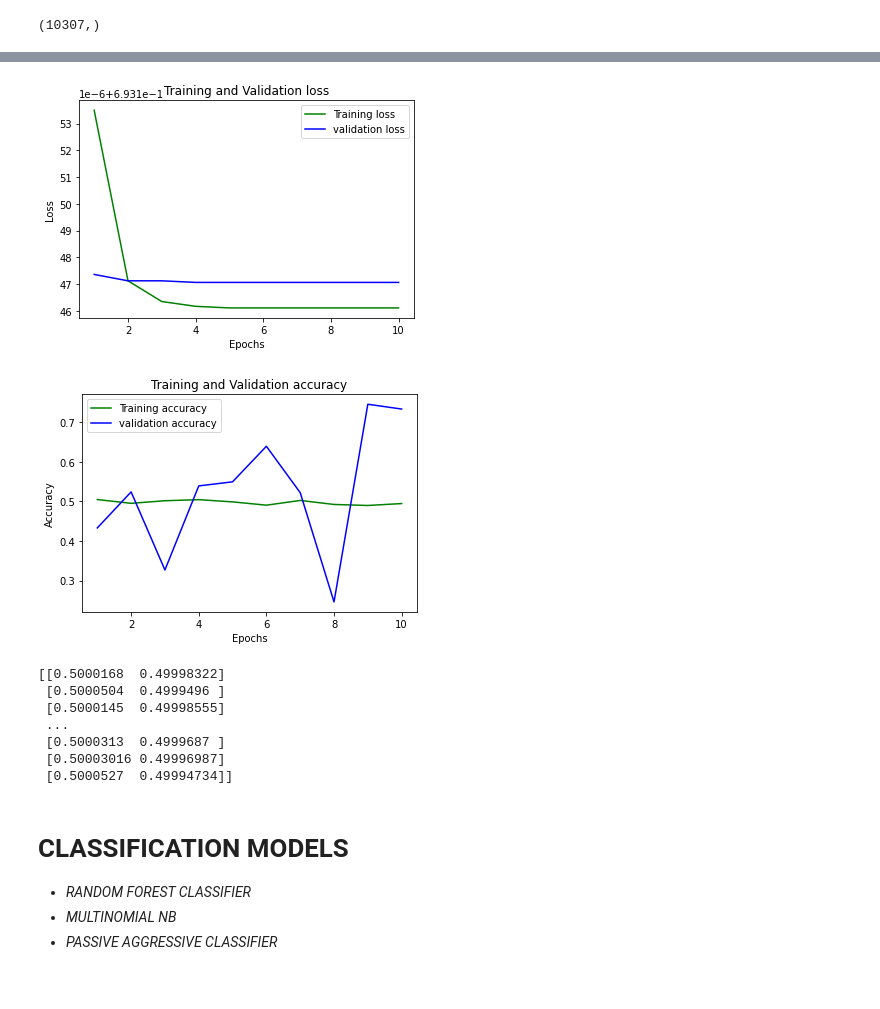
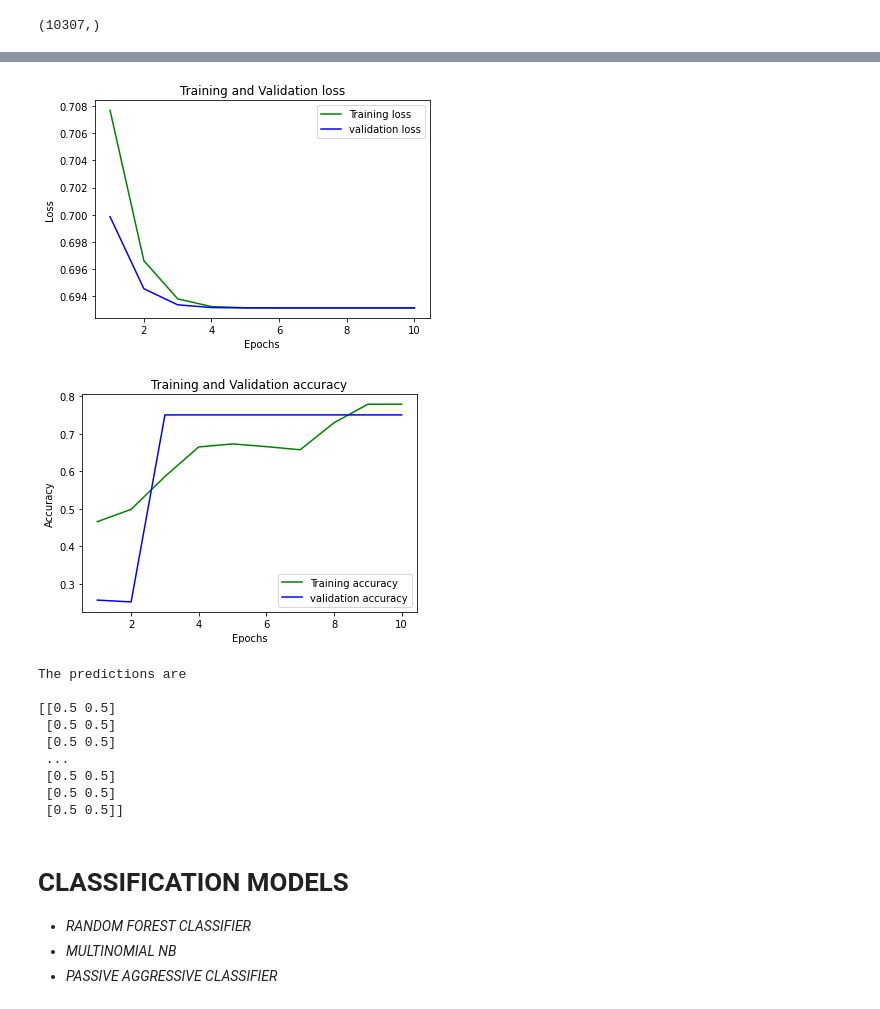
Before and after one commit to sayantikag98/Depression_Analysis, a Jupyter notebook: Depression_analysis_from_tweets_(Model_Building).ipynb, the cells around one changed output, grey strips where cells are left out. Drawn from its saved outputs; the diff is of its cells as text; code cells hidden in the pictures.

```diff
--- a/Depression_analysis_from_tweets_(Model_Building).ipynb
+++ b/Depression_analysis_from_tweets_(Model_Building).ipynb
@@ -461,7 +462,9 @@ model.add(Embedding(vocab_size,embeddingVectorFeature,input_length=sentenceLengt
 # model.add(Conv1D(128,3, padding="valid", activation="relu", strides=3))
 # model.add(GlobalMaxPooling1D())
 # model.add(Flatten())
+
 model.add(LSTM(10))
+model.add(Dense(8,activation="relu",kernel_regularizer=regularizers.l2(0.003)))
 model.add(Dropout(0.3))
 model.add(Dense(2,activation='softmax'))
 # %%
@@ -503,6 +508,4 @@ y.shape
 # %%
 from sklearn.model_selection import train_test_split
 X_train,X_test,y_train,y_test=train_test_split(X,y,train_size=0.8,random_state=101)
-# %%
-X_train,X_val,y_train,y_val=train_test_split(X_train,y_train,train_size=0.8,random_state=101)
 # %% [markdown]
@@ -533,4 +513,11 @@ Epoch 10/10
 # %%
+# for train, test in rkf.split(X,y):
+#   X_train=X[train]
+#   X_test=X[test]
+#   y_train=y[train]
+#   y_test=y[test]
+X_train,X_val,y_train,y_val=train_test_split(X_train,y_train,train_size=0.9)
+history=model.fit(X_train,y_train,validation_data=(X_val,y_val),epochs=10)
 loss_train = history.history['loss']
 loss_val = history.history['val_loss']
 epochs = range(1,11)
@@ -552,4 +539,8 @@ plt.xlabel('Epochs')
 plt.ylabel('Accuracy')
 plt.legend()
 plt.show()
+
+y_pred=model.predict(X_test)
+print("The predictions are\n")
+print(y_pred)
 # %% [output]
@@ -556,16 +567,14 @@ plt.show()
-[figure, old version]
+[figure, new version]
-[figure, old version]
+[figure, new version]
+The predictions are
+
+[[0.5 0.5]
+ [0.5 0.5]
+ [0.5 0.5]
+ ...
+ [0.5 0.5]
+ [0.5 0.5]
+ [0.5 0.5]]
-# %%
-y_pred=model.predict(X_test)
-print(y_pred)
-# %% [output]
-[[0.5000168  0.49998322]
- [0.5000504  0.4999496 ]
- [0.5000145  0.49998555]
- ...
- [0.5000313  0.4999687 ]
- [0.50003016 0.49996987]
- [0.5000527  0.49994734]]
 # %% [markdown]
 # **CLASSIFICATION MODELS**
 
```
Also changed, not shown: parts of 11 cells of this notebook.
